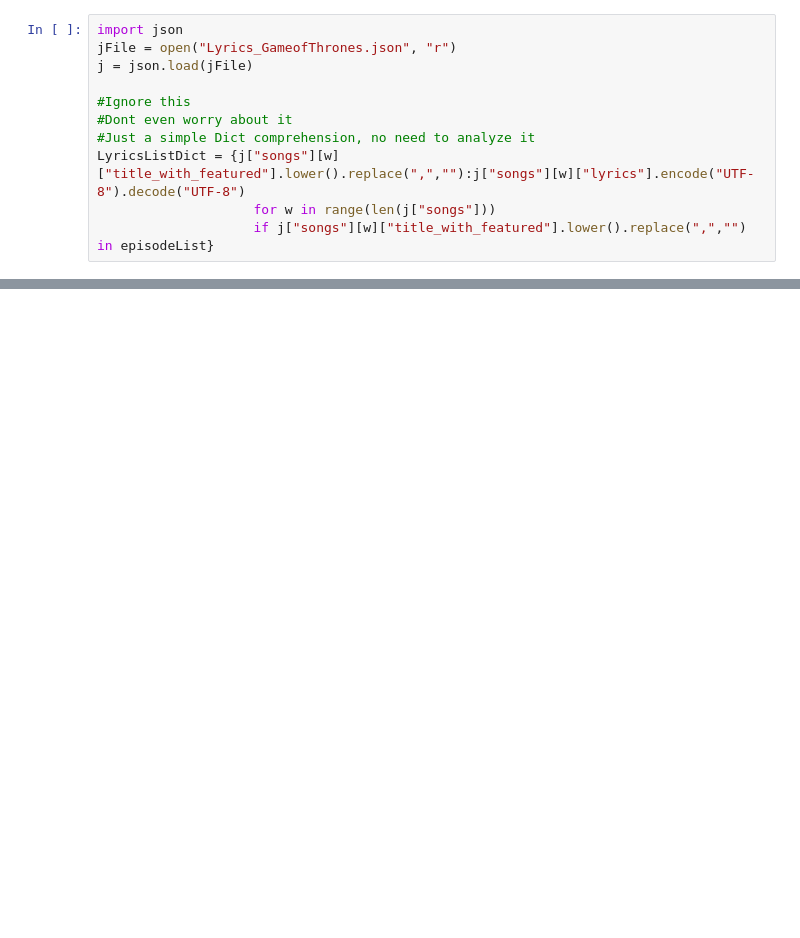
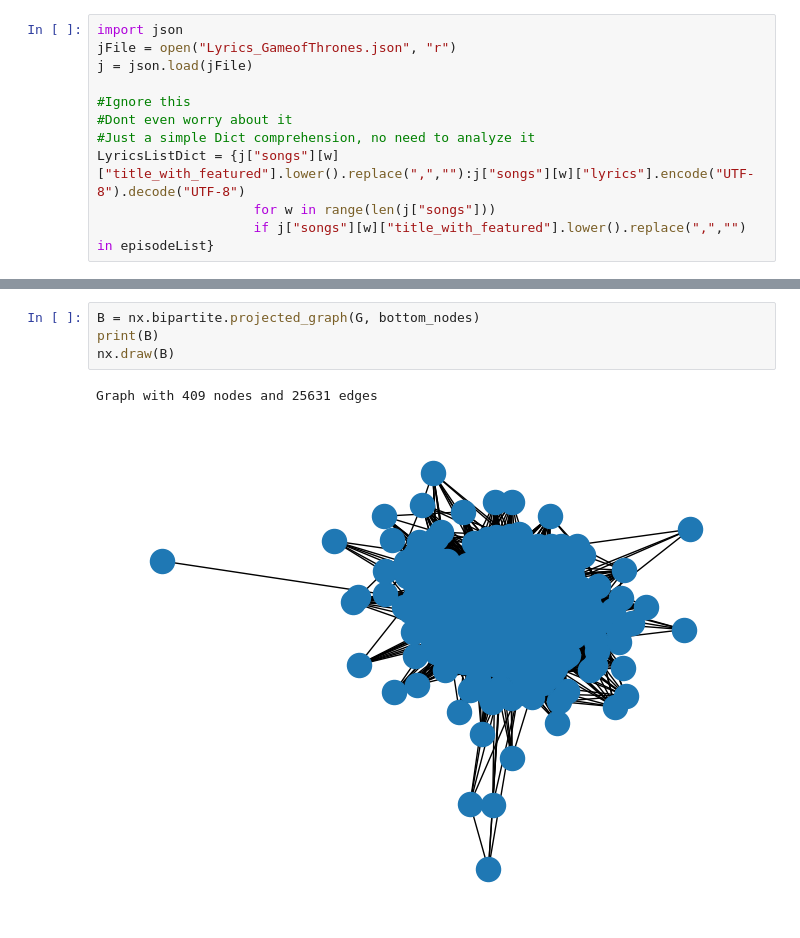
Before and after one commit to TorbjornBak/GOTSocialGraph, a Jupyter notebook: scripts/Data_pull.ipynb, the cells around one changed output, grey strips where cells are left out. Saved outputs shown, nothing was run; the diff lists cells and outputs as text; blank space fills up the shorter version.

```diff
--- a/scripts/Data_pull.ipynb
+++ b/scripts/Data_pull.ipynb
@@ -76,0 +196,7 @@ for season, title in episodeTuple:
+# %%
+B = nx.bipartite.projected_graph(G, bottom_nodes)
+print(B)
+nx.draw(B)
+# %% [output]
+Graph with 409 nodes and 25631 edges
+[figure, added]
```
Also changed, not shown: parts of 8 cells of this notebook, 5 other files.
